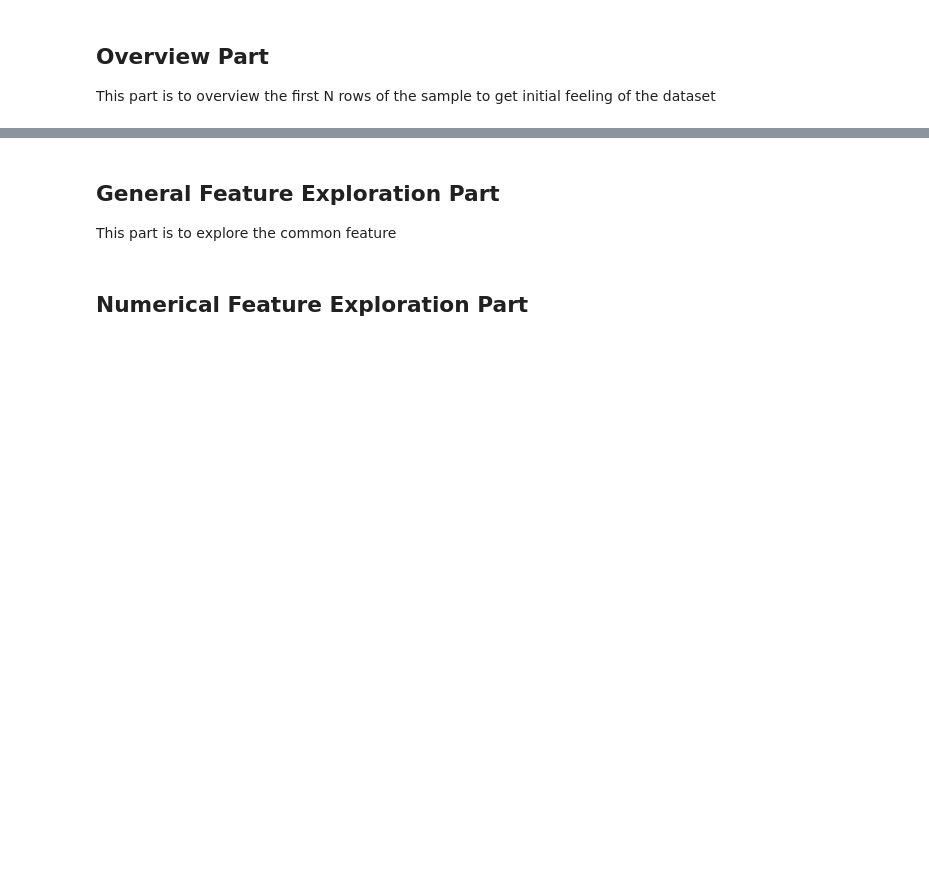
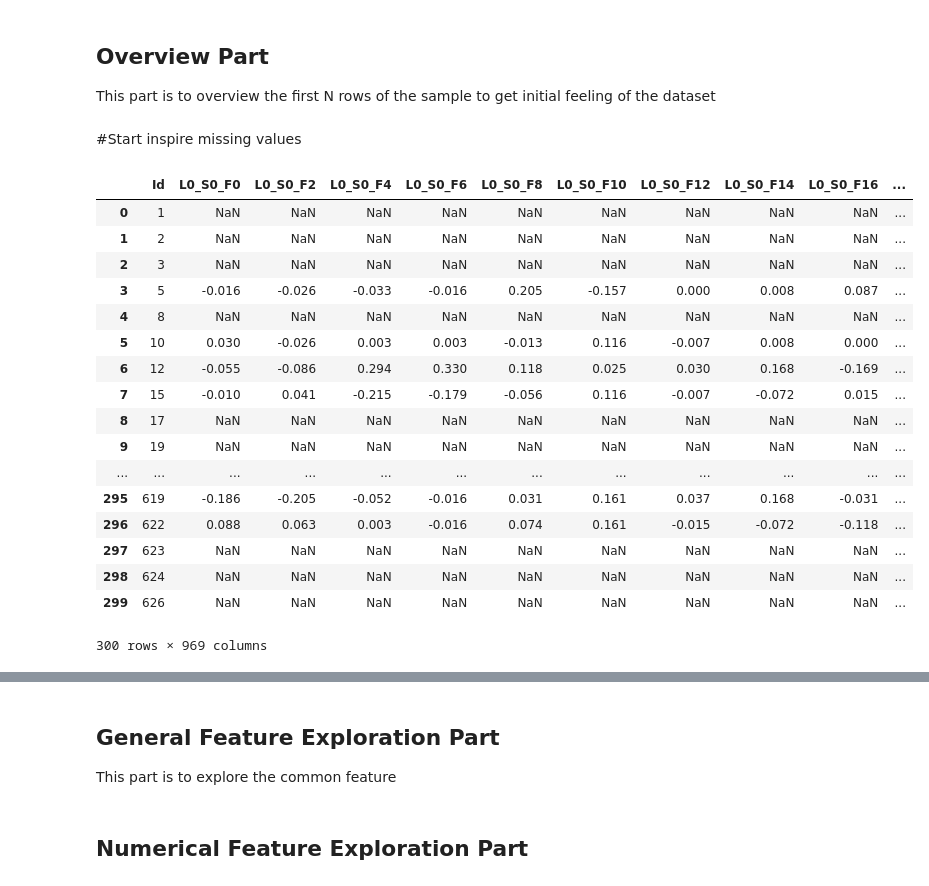
Before and after one commit to yw778/BoschLine, a Jupyter notebook: Main.ipynb, the cells around one changed output, grey strips where cells are left out. Saved outputs shown, nothing was run; the diff lists cells and outputs as text; code cells hidden in the pictures; blank space fills up the shorter version.

```diff
--- a/Main.ipynb
+++ b/Main.ipynb
@@ -25,10 +36,31 @@ train_numeric_overview = pd.read_csv('../data/train_numeric.csv',nrows = read_ro
 test_categorical_overview = pd.read_csv('../data/test_categorical.csv', nrows = read_rows)
 test_date_overview = pd.read_csv('../data/test_date.csv', nrows = read_rows)
 test_numeric_overview = pd.read_csv('../data/test_numeric.csv', nrows = read_rows)
+# %% [markdown]
+#Start inspire missing values
 # %%
-#train_numeric_overview
-#train_categorical_overview
+train_numeric_overview
+train_categorical_overview
 train_date_overview
 #test_numeric_overview
 #test_categorical_overview
-test_date_overview
+#test_date_overview
+# %% [output]
+|  | Id | L0_S0_F0 | L0_S0_F2 | L0_S0_F4 | L0_S0_F6 | L0_S0_F8 | L0_S0_F10 | L0_S0_F12 | L0_S0_F14 | L0_S0_F16 | ... |
+| 0 | 1 | NaN | NaN | NaN | NaN | NaN | NaN | NaN | NaN | NaN | ... |
+| 1 | 2 | NaN | NaN | NaN | NaN | NaN | NaN | NaN | NaN | NaN | ... |
+| 2 | 3 | NaN | NaN | NaN | NaN | NaN | NaN | NaN | NaN | NaN | ... |
+| 3 | 5 | -0.016 | -0.026 | -0.033 | -0.016 | 0.205 | -0.157 | 0.000 | 0.008 | 0.087 | ... |
+| 4 | 8 | NaN | NaN | NaN | NaN | NaN | NaN | NaN | NaN | NaN | ... |
+| 5 | 10 | 0.030 | -0.026 | 0.003 | 0.003 | -0.013 | 0.116 | -0.007 | 0.008 | 0.000 | ... |
+| 6 | 12 | -0.055 | -0.086 | 0.294 | 0.330 | 0.118 | 0.025 | 0.030 | 0.168 | -0.169 | ... |
+| 7 | 15 | -0.010 | 0.041 | -0.215 | -0.179 | -0.056 | 0.116 | -0.007 | -0.072 | 0.015 | ... |
+| 8 | 17 | NaN | NaN | NaN | NaN | NaN | NaN | NaN | NaN | NaN | ... |
+| 9 | 19 | NaN | NaN | NaN | NaN | NaN | NaN | NaN | NaN | NaN | ... |
+| ... | ... | ... | ... | ... | ... | ... | ... | ... | ... | ... | ... |
+| 295 | 619 | -0.186 | -0.205 | -0.052 | -0.016 | 0.031 | 0.161 | 0.037 | 0.168 | -0.031 | ... |
+| 296 | 622 | 0.088 | 0.063 | 0.003 | -0.016 | 0.074 | 0.161 | -0.015 | -0.072 | -0.118 | ... |
+| 297 | 623 | NaN | NaN | NaN | NaN | NaN | NaN | NaN | NaN | NaN | ... |
+| 298 | 624 | NaN | NaN | NaN | NaN | NaN | NaN | NaN | NaN | NaN | ... |
+| 299 | 626 | NaN | NaN | NaN | NaN | NaN | NaN | NaN | NaN | NaN | ... |
+300 rows × 969 columns
```
Also changed, not shown: parts of 29 cells of this notebook.
